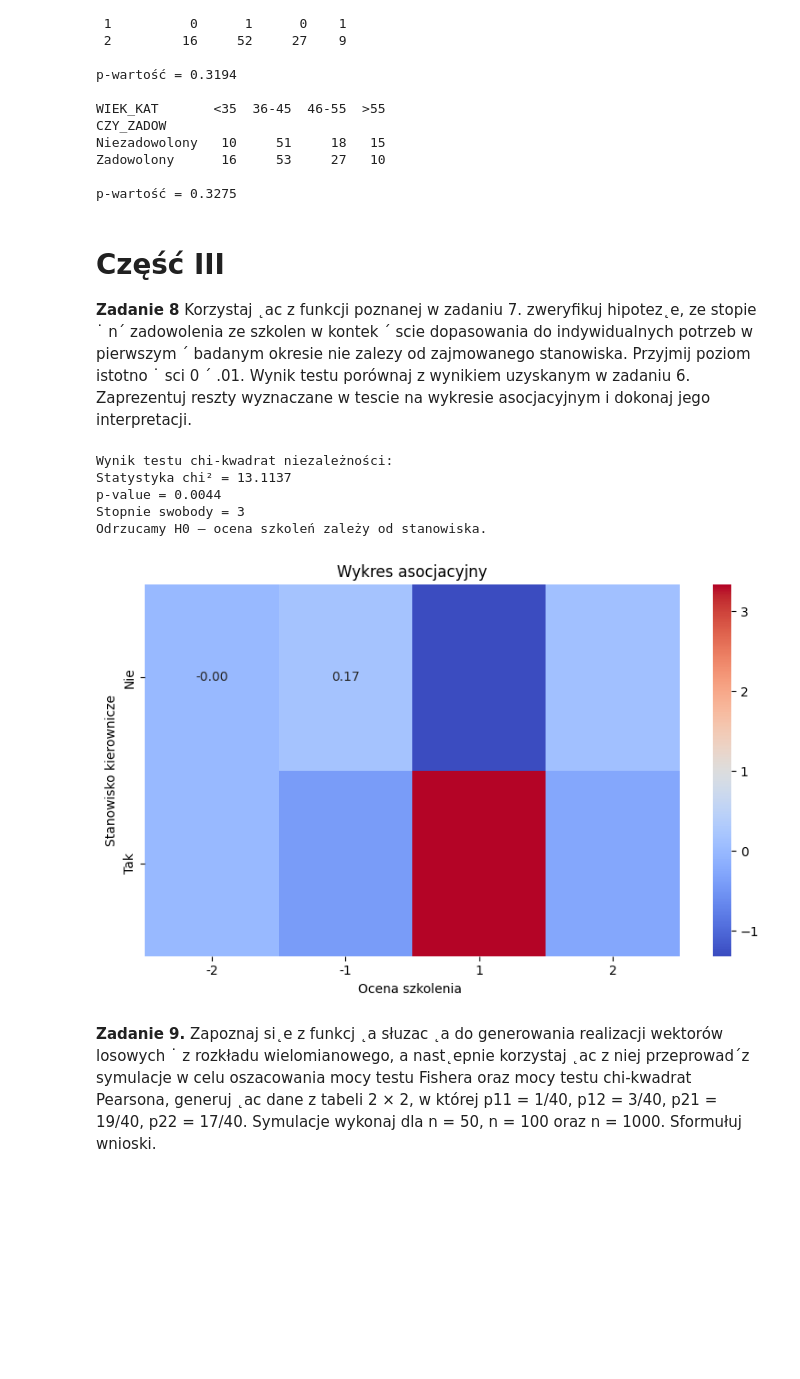
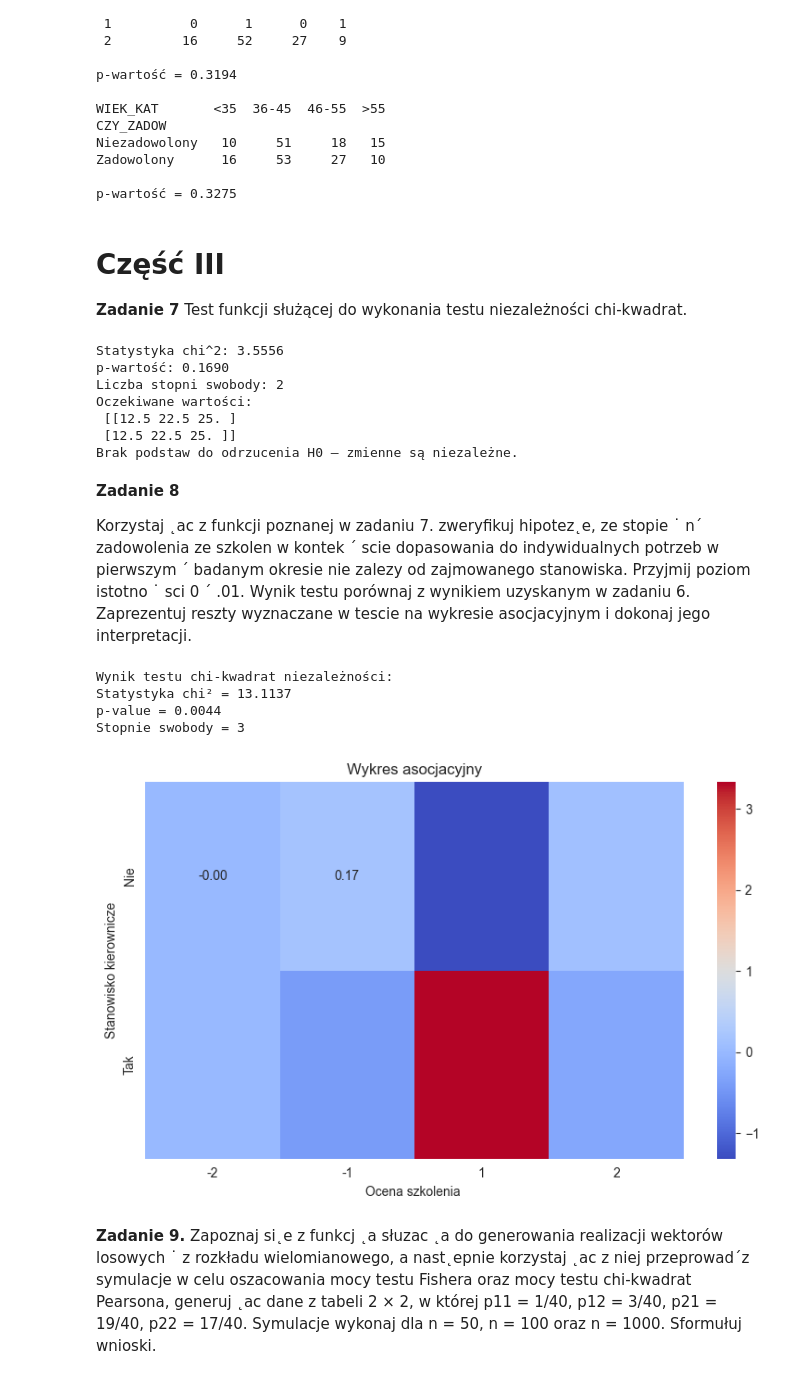
Before and after one commit to AmeliaBieda/Analiza_DA, a Jupyter notebook: lista2ADA.ipynb, the cells around one changed output. Saved outputs shown, nothing was run; the diff lists cells and outputs as text; code cells hidden in the pictures; blank space fills up the shorter version.

```diff
--- a/lista2ADA.ipynb
+++ b/lista2ADA.ipynb
@@ -325,9 +323,39 @@ Niezadowolony   10     51     18   15
 Zadowolony      16     53     27   10
 
 p-wartość = 0.3275
+# %% [markdown]
+# Część III
+**Zadanie 7**
+Test funkcji służącej do wykonania testu niezależności chi-kwadrat.
+# %%
+table = np.array([
+    [10, 20, 30],
+    [15, 25, 20]
+])
+
+# Test chi-kwadrat niezależności
+chi2, p, dof, expected = chi2_contingency(table)
+
+print(f"Statystyka chi^2: {chi2:.4f}")
+print(f"p-wartość: {p:.4f}")
+print(f"Liczba stopni swobody: {dof}")
+print("Oczekiwane wartości:\n", expected)
+
+if p > 0.05:
+    print("Brak podstaw do odrzucenia H0 — zmienne są niezależne.")
+else:
+    print("Odrzucamy H0 — zmienne są zależne.")
+# %% [output]
+Statystyka chi^2: 3.5556
+p-wartość: 0.1690
+Liczba stopni swobody: 2
+Oczekiwane wartości:
+ [[12.5 22.5 25. ]
+ [12.5 22.5 25. ]]
+Brak podstaw do odrzucenia H0 — zmienne są niezależne.
 # %% [markdown]
-# Część III
 **Zadanie 8**
+
 Korzystaj ˛ac z funkcji poznanej w zadaniu 7. zweryfikuj hipotez˛e, ze stopie ˙ n´
 zadowolenia ze szkolen w kontek ´ scie dopasowania do indywidualnych potrzeb w pierwszym ´
 badanym okresie nie zalezy od zajmowanego stanowiska. Przyjmij poziom istotno ˙ sci 0 ´ .01.
@@ -338,41 +366,34 @@ contingency = pd.crosstab(ankieta["CZY_KIER"], ankieta["PYT_2"])
 
 chi2_stat, p_value, dof, expected = chi2_contingency(contingency)
 
 print("Wynik testu chi-kwadrat niezależności:")
 print(f"Statystyka chi² = {chi2_stat:.4f}")
 print(f"p-value = {p_value:.4f}")
 print(f"Stopnie swobody = {dof}")
-
-alpha = 0.01
-if p_value < alpha:
-    print("Odrzucamy H0 – ocena szkoleń zależy od stanowiska.")
-else:
-    print("Brak podstaw do odrzucenia H0 – ocena szkoleń NIE zależy od stanowiska.")
 
 observed = contingency.values
 residuals = (observed - expected) / np.sqrt(expected)
 
 plt.figure(figsize=(8, 5))
 sns.heatmap(
     residuals,
     annot=True,
     fmt=".2f",
     cmap="coolwarm",
     xticklabels=contingency.columns,
     yticklabels=contingency.index,
 )
 plt.title("Wykres asocjacyjny")
 plt.xlabel("Ocena szkolenia ")
 plt.ylabel("Stanowisko kierownicze")
 plt.tight_layout()
 plt.show()
 # %% [output]
 Wynik testu chi-kwadrat niezależności:
 Statystyka chi² = 13.1137
 p-value = 0.0044
 Stopnie swobody = 3
-Odrzucamy H0 – ocena szkoleń zależy od stanowiska.
-[figure, old version]
+[figure, new version]
 # %% [markdown]
 **Zadanie 9.**
 Zapoznaj si˛e z funkcj ˛a słuzac ˛a do generowania realizacji wektorów losowych ˙
```
Also changed, not shown: parts of 8 cells of this notebook.
